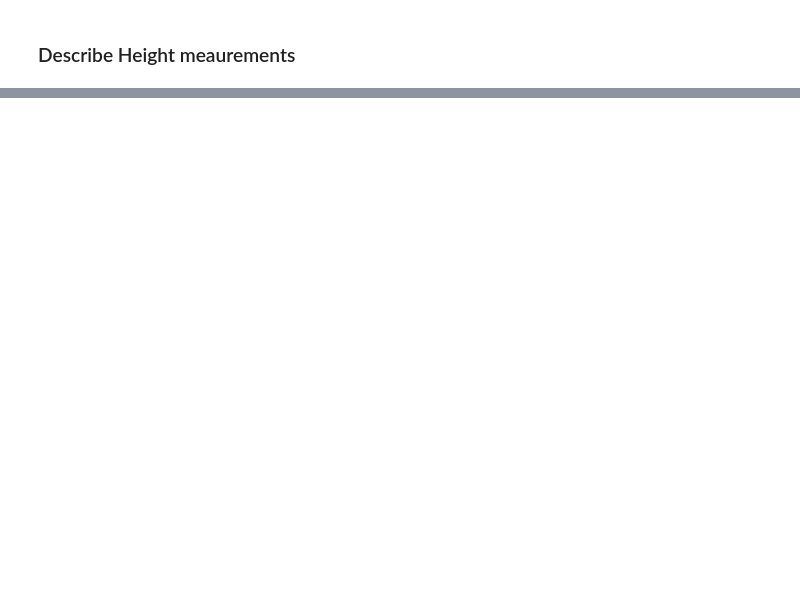
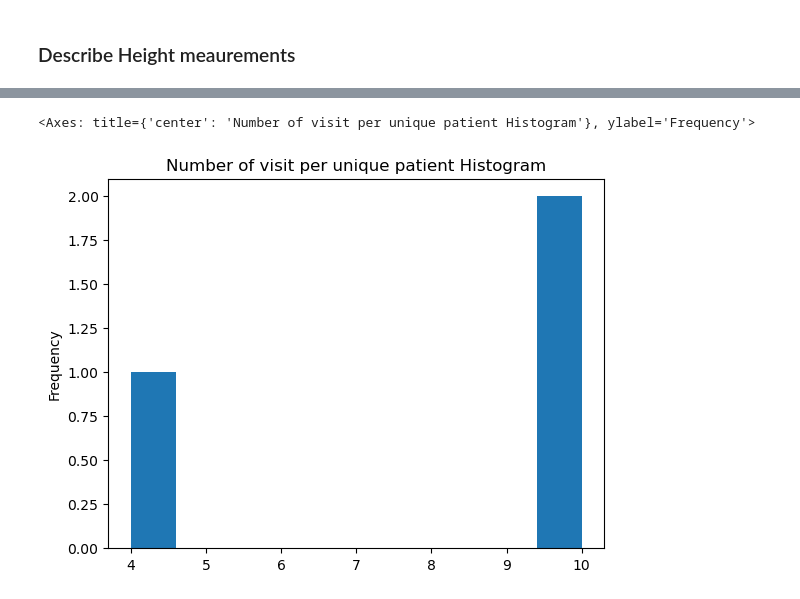
Before and after one commit to OHDSI/ETL-German-FHIR-Core, a Jupyter notebook: query/omop_queries.ipynb, the cells around one changed output, grey strips where cells are left out. Drawn from its saved outputs; the diff is of its cells as text; code cells hidden in the pictures; blank space fills up the shorter version.

```diff
--- a/query/omop_queries.ipynb
+++ b/query/omop_queries.ipynb
@@ -94,0 +117,5 @@ Name: value_as_number, dtype: float64
+# %%
+df['count'].plot(kind='hist',title="Number of visit per unique patient Histogram") #Histogram
+# %% [output]
+<Axes: title={'center': 'Number of visit per unique patient Histogram'}, ylabel='Frequency'>
+[figure, added]
```
Also changed, not shown: parts of 15 cells of this notebook, 7 other files.
